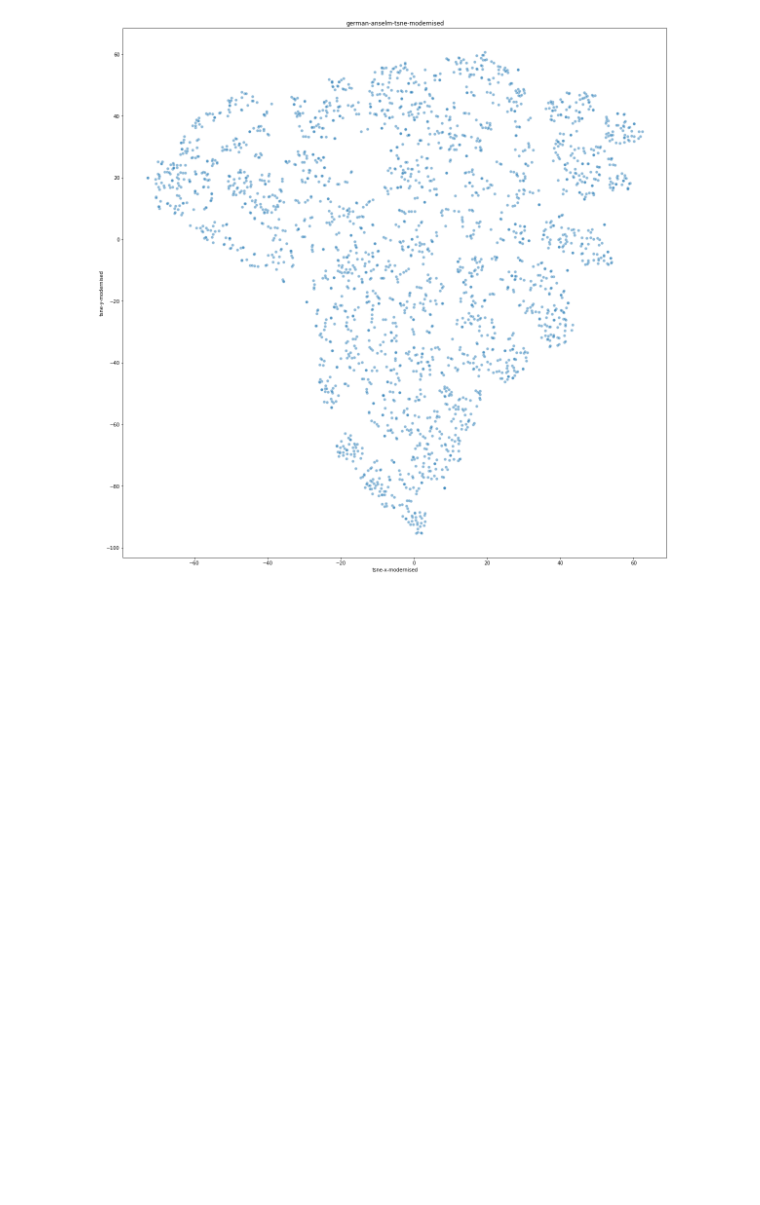
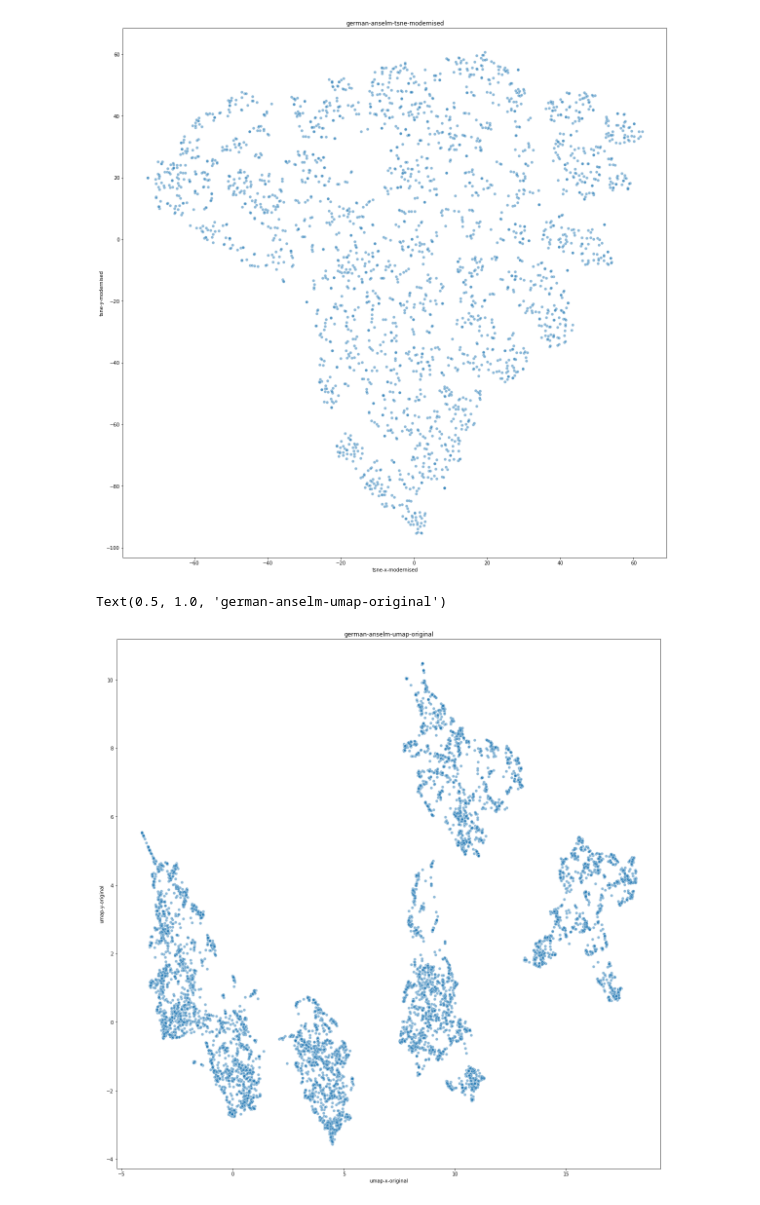
Before and after one commit to martialblog/master-thesis-code, a Jupyter notebook: jupyter/corpus-analysis/german-anselm.ipynb, the cells around one changed output. Cells and saved outputs as stored; diff of their text form; code cells hidden in the pictures; blank space fills up the shorter version.

Commit message:
Add UMAP Reduction

```diff
--- a/jupyter/corpus-analysis/german-anselm.ipynb
+++ b/jupyter/corpus-analysis/german-anselm.ipynb
@@ -111,7 +112,7 @@ else:
             'types_original_pairwise_distance': types_original_pairwise_distance,
             'types_modernised_pairwise_distance': types_modernised_pairwise_distance
         }
-        pickle.dump(types_modernised_pairwise_distance, pickler)
+        pickle.dump(data, pickler)
 # %% [output]
 > Writing Cache
 CPU times: user 11min 57s, sys: 177 ms, total: 11min 57s
@@ -148,10 +149,35 @@ else:
             'original_similarity_embedded': original_similarity_embedded,
             'modernised_similarity_embedded': modernised_similarity_embedded
         }
-        pickle.dump(types_modernised_pairwise_distance, pickler)
+        pickle.dump(data, pickler)
 # %% [output]
 CPU times: user 12min 57s, sys: 70.8 ms, total: 12min 57s
 Wall time: 9min 21s
+# %%
+%%time
+# Running UMAP on similarity matrix
+
+cache_name = 'german-anselm-umap.pickle'
+
+if os.path.exists(cache_name):
+    print('> Using Cache')
+    # Unpacking pickled Pairwise Distances
+    with open(cache_name, 'rb' ) as pickler:
+        cache = pickle.load(pickler)
+        original_similarity_embedded_umap = cache['original_similarity_embedded_umap']
+        modernised_similarity_embedded_umap = cache['modernised_similarity_embedded_umap']
+
+else:
+    original_similarity_embedded_umap = umap.UMAP(n_components=2).fit_transform(original_distance_matrix)
+    modernised_similarity_embedded_umap = umap.UMAP(n_components=2).fit_transform(modernised_distance_matrix)
+
+    print('> Writing Cache')
+    with open(cache_name, 'wb' ) as pickler:
+        data = {
+            'original_similarity_embedded_umap': original_similarity_embedded_umap,
+            'modernised_similarity_embedded_umap': modernised_similarity_embedded_umap
+        }
+        pickle.dump(data, pickler)
 # %%
 original_tsne = pandas.DataFrame()
 original_tsne['tsne-x-original'] = original_similarity_embedded[:,0]
@@ -160,6 +186,14 @@ original_tsne['tsne-y-original'] = original_similarity_embedded[:,1]
 modernised_tsne = pandas.DataFrame()
 modernised_tsne['tsne-x-modernised'] = modernised_similarity_embedded[:,0]
 modernised_tsne['tsne-y-modernised'] = modernised_similarity_embedded[:,1]
+
+original_umap = pandas.DataFrame()
+original_umap['umap-x-original'] = original_similarity_embedded_umap[:,0]
+original_umap['umap-y-original'] = original_similarity_embedded_umap[:,1]
+
+modernised_umap = pandas.DataFrame()
+modernised_umap['umap-x-modernised'] = modernised_similarity_embedded_umap[:,0]
+modernised_umap['umap-y-modernised'] = modernised_similarity_embedded_umap[:,1]
 # %%
 plt.figure(figsize=(20,20))
 sns.scatterplot(
@@ -195,3 +234,13 @@ plt.savefig('german-anselm-tsne-modernised.png',
+# %%
+plt.figure(figsize=(20,20))
+sns.scatterplot(
+    x="umap-x-original", y="umap-y-original",
+    data=original_umap,
+    alpha=0.5
+).set_title("german-anselm-umap-modern")
+# %% [output]
+Text(0.5, 1.0, 'german-anselm-umap-original')
+[figure, added]
 # %%
 %%time
 
```
Also changed, not shown: parts of 3 cells of this notebook, 2 other files.
